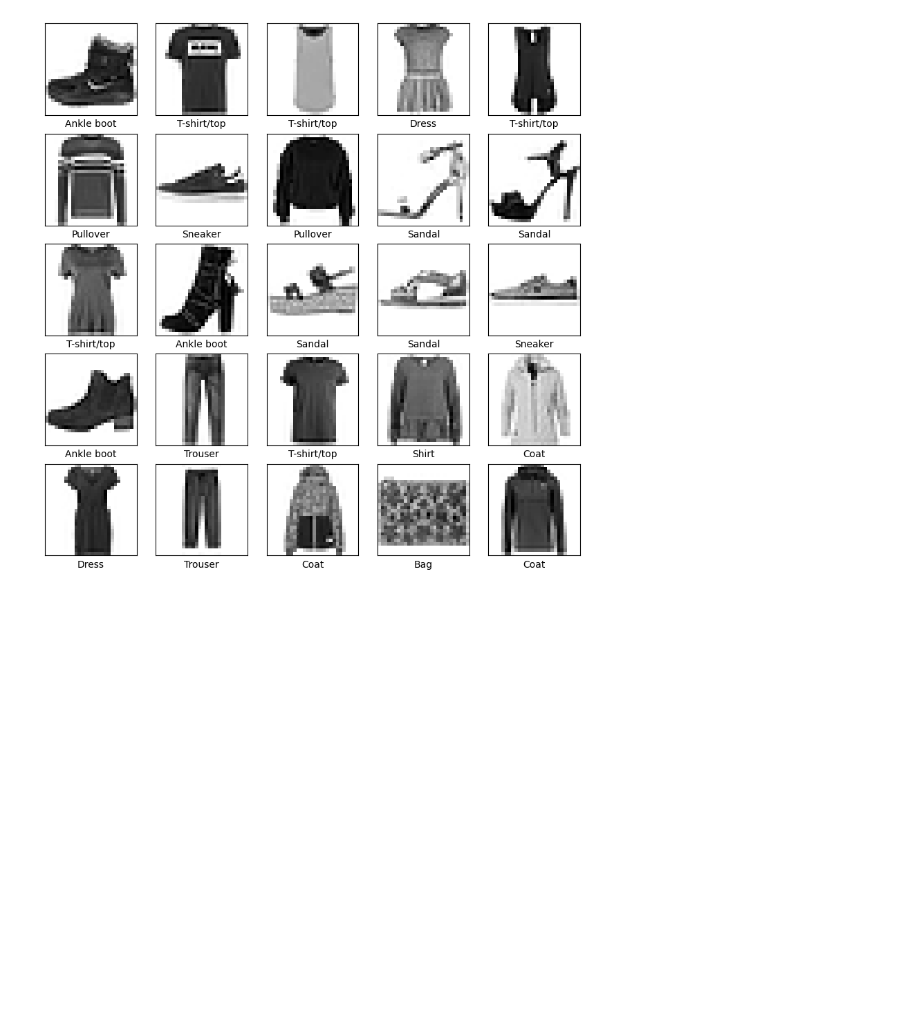
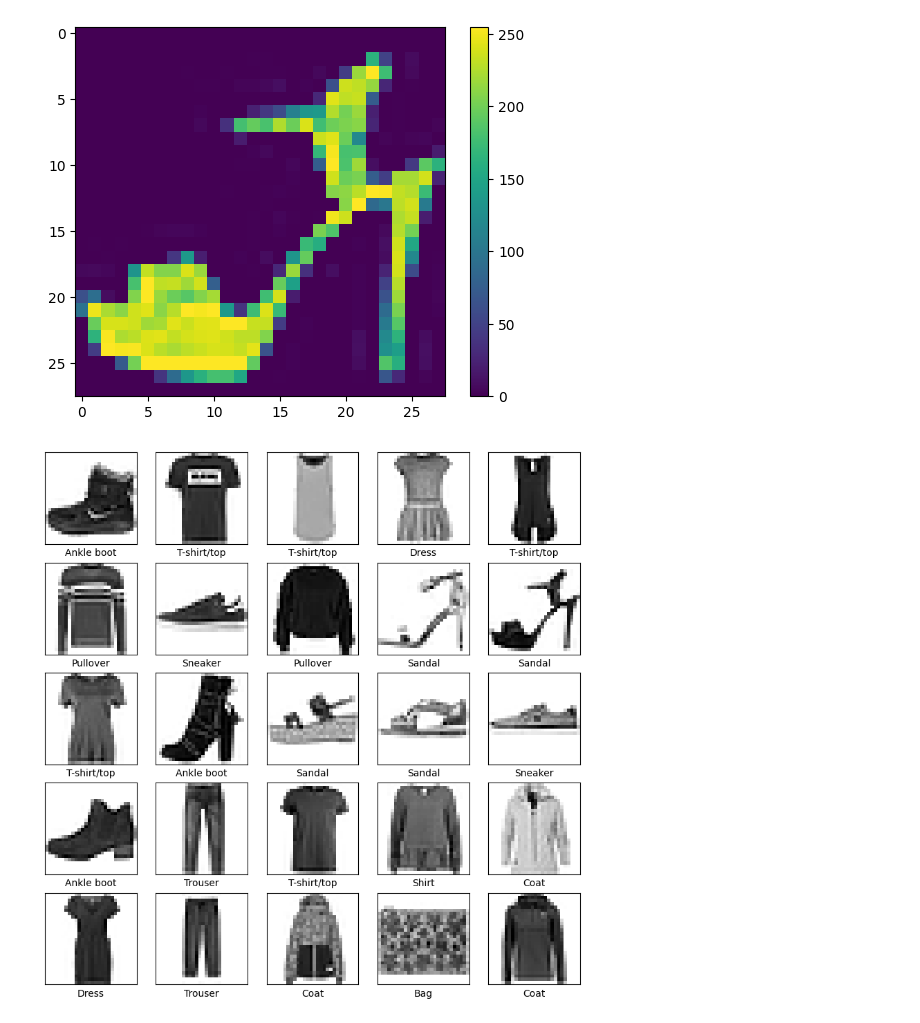
Before and after one commit to Rustan2287/Learning-Machine-Learning, a Jupyter notebook: Tensorflow/Tensorflow Project/FashionClassify/FashionClasiffy.ipynb, the cells around one changed output. Saved outputs shown, nothing was run; the diff lists cells and outputs as text; code cells hidden in the pictures; blank space fills up the shorter version.

```diff
--- a/Tensorflow/Tensorflow Project/FashionClassify/FashionClasiffy.ipynb
+++ b/Tensorflow/Tensorflow Project/FashionClassify/FashionClasiffy.ipynb
@@ -24,9 +36,11 @@ len(test_labels)
 # %%
 plt.figure()
-plt.imshow(train_images[0])
+plt.imshow(train_images[9])
 plt.colorbar()
 plt.grid(False)
 plt.show()
+# %% [output]
+[figure, added]
 # %%
 train_images = train_images / 255.0
 
```
Also changed, not shown: parts of 12 cells of this notebook, 2 other files.
